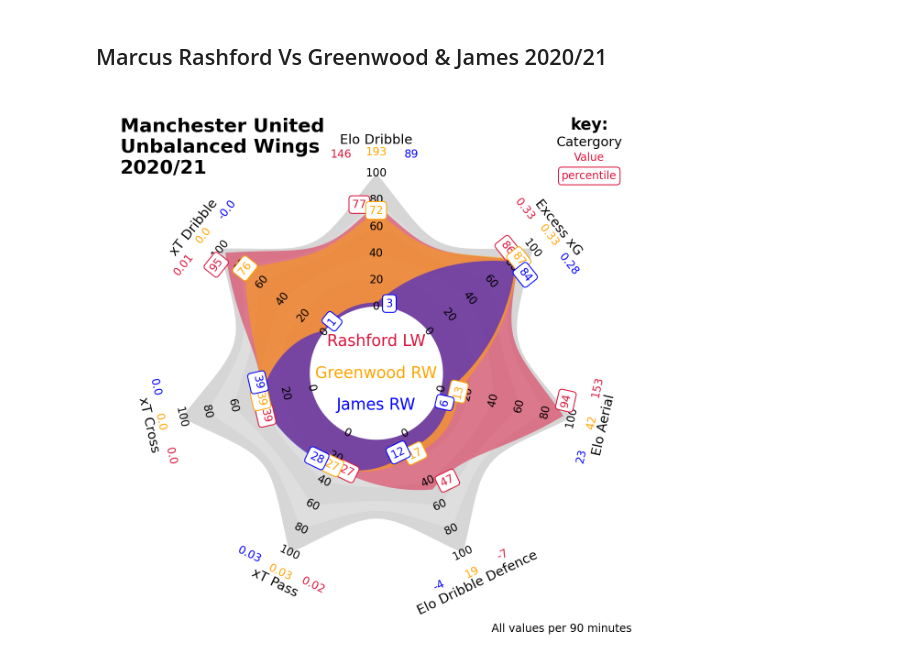
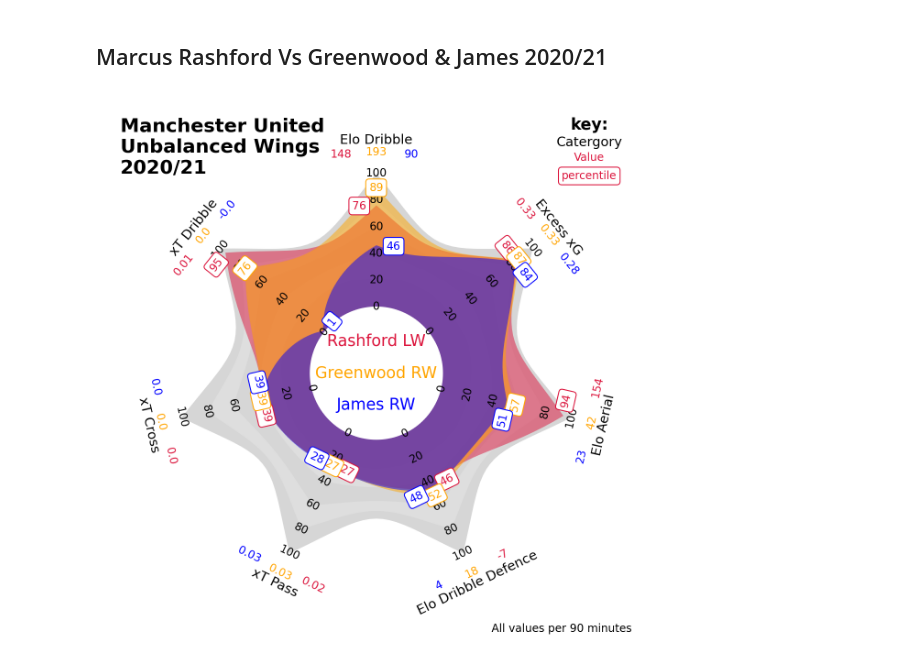
Before and after one commit to christiangilson/MSc-Applied-Statistics-Project-Code, a Jupyter notebook: Plotting/Radars.ipynb, the cells around one changed output. Drawn from its saved outputs; the diff is of its cells as text; code cells hidden in the pictures.

Commit message:
Releasing xT value surfaces (produced via Opta and Wyscout) and Team xT and Delta xT vectors.

```diff
--- a/Plotting/Radars.ipynb
+++ b/Plotting/Radars.ipynb
@@ -220,24 +220,24 @@ fig2.savefig('/Users/christian/Desktop/University/Birkbeck MSc Applied Statistic
 # %% [markdown]
 ## Marcus Rashford Vs Greenwood & James 2020/21
 # %%
-percentiles =  [[.77,.95,.39,.27,.47,.94,.86]\
-               ,[.72,.76,.39,.27,.17,.13,.87]\
-               ,[.03,.01,.39,.28,.12,.06,.84]]
+percentiles =  [[.76,.95,.39,.27,.46,.94,.86]\
+               ,[.89,.76,.39,.27,.52,.57,.87]\
+               ,[.46,.01,.39,.28,.48,.51,.84]]
 
-real_values =   [[146,0.01,0.0002,0.02,-7,153,0.33]\
-                ,[193,0.003,0.002,0.03,19,42,0.33]\
-                ,[89,-0.002,0.003,0.03,-4,23,0.28]]
+real_values =   [[148,0.01,0.0002,0.02,-7,154,0.33]\
+                ,[193,0.003,0.002,0.03,18,42,0.33]\
+                ,[90,-0.002,0.003,0.03,4,23,0.28]]
 
 fig3 = radar_plot(percentiles,
                  real_values,
                  names = ['Rashford LW','Greenwood RW','James RW'],
                  categories = ['Elo Dribble','xT Dribble','xT Cross','xT Pass','Elo Dribble Defence','Elo Aerial','Excess xG'],
                  inter = False,
                  colours = ['crimson','orange','blue'],
                  alphas = [0.5, 0.5, 0.5],
                  notes = 'All values per 90 minutes',
                  title = 'Manchester United\nUnbalanced Wings\n2020/21')
 # %% [output]
-[figure, old version]
+[figure, new version]
 # %%
 fig3.savefig('/Users/christian/Desktop/University/Birkbeck MSc Applied Statistics/Project/Plots/Player xT/UnitedWingers.png', transparent=True, dpi=300, bbox_inches='tight')
```
Also changed, not shown: parts of 1 cell of this notebook, 35 other files.
